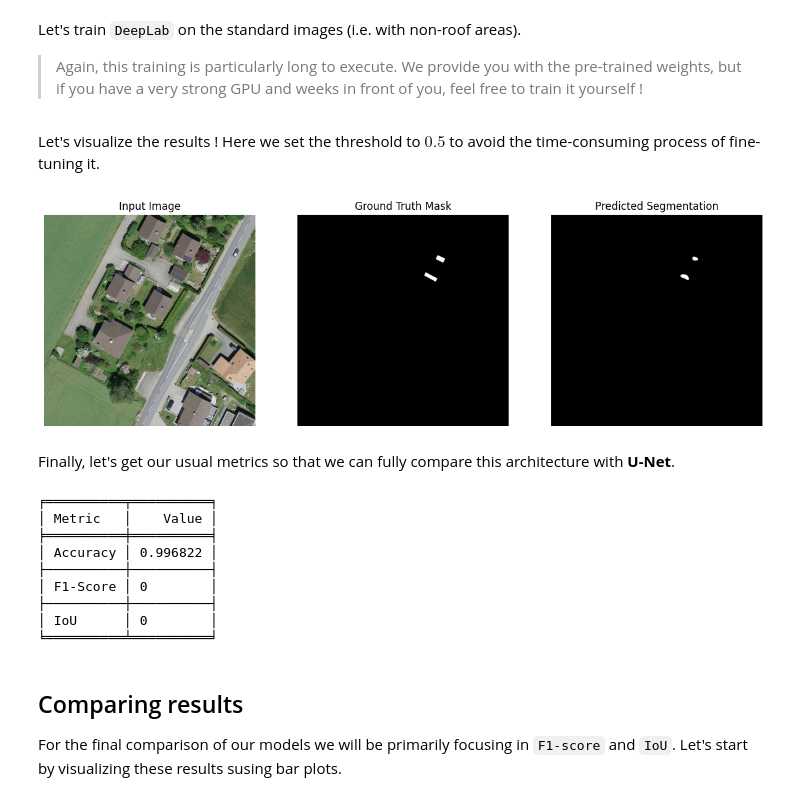
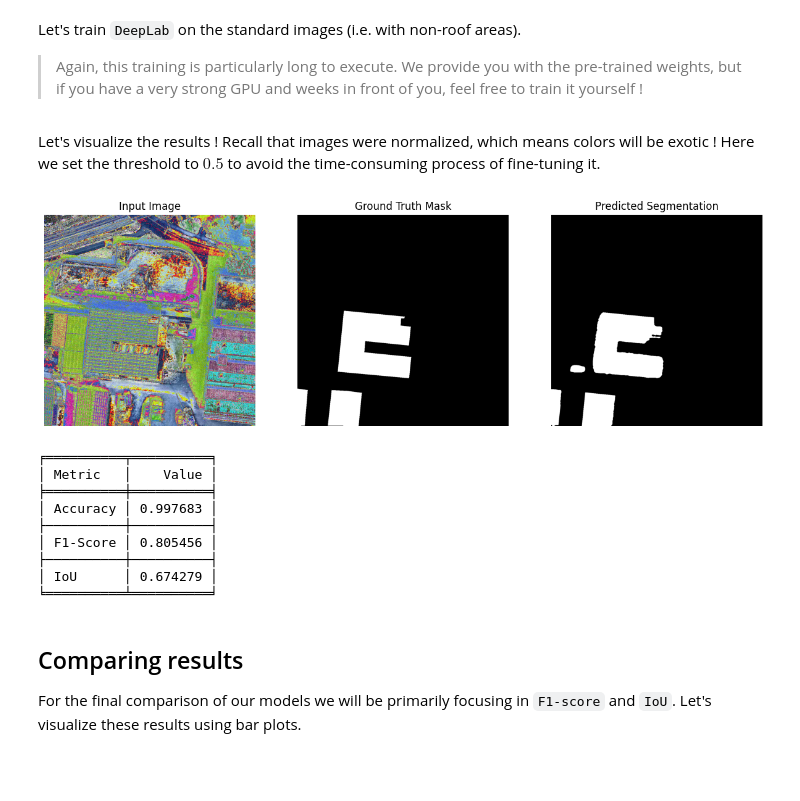
Before and after one commit to jeanprbt/swiss-solar-panel-segmentation, a Jupyter notebook: notebooks/results.ipynb, the cells around one changed output. Drawn from its saved outputs; the diff is of its cells as text; code cells hidden in the pictures; blank space fills up the shorter version.

Commit message:
feat: finished deeplab implementation

```diff
--- a/notebooks/results.ipynb
+++ b/notebooks/results.ipynb
@@ -184,5 +174,5 @@ Now, let's visualize some of the results. We will always use the same image thro
 # %%
-test_idx = 0
+test_idx = 35
 # %%
 real_image, ground_truth, prediction = predict(
     model=step_1_model,
@@ -452,9 +450,7 @@ Before loading the data, we need to **standardize** the images to ensure consist
 deeplab_transform = A.Compose(
     [
         A.Normalize(
-            mean=[0.0, 0.0, 0.0],
-            std=[1.0, 1.0, 1.0],
-            max_pixel_value=255.0,
+            max_pixel_value=1.0,
         ),
         ToTensorV2(),
     ],
@@ -463,7 +459,7 @@ deeplab_train_loader, deeplab_val_loader, deeplab_test_loader = get_loaders(
     image_names=image_names,
     images_dir=images_dir,
     labels_dir=labels_dir,
-    batch_size=2,
+    batch_size=batch_size,
     train_transform=deeplab_transform,
     val_test_transform=deeplab_transform,
 )
@@ -489,32 +484,32 @@ else:
 #     epochs=epochs,
 # )
 # %% [markdown]
-Let's visualize the results ! Here we set the threshold to $0.5$ to avoid the time-consuming process of fine-tuning it.
+Let's visualize the results ! Recall that images were normalized, which means colors will be exotic ! Here we set the threshold to $0.5$ to avoid the time-consuming process of fine-tuning it.
-# %%
-test_idx=7
 # %%
 step_4_threshold = 0.5
 real_image, ground_truth, prediction = predict(
     model=step_4_model,
-    test_loader=images_test_loader,
+    test_loader=deeplab_test_loader,
     idx=test_idx,
     threshold=step_4_threshold,
     device=device,
-    deeplab=True
+    deeplab=True,
+    post_process=True,
+    roof_masks_dir=roof_masks_dir
 )
 plot_prediction(real_image, ground_truth, prediction)
 # %% [output]
-[figure, old version]
+[figure, new version]
-# %% [markdown]
-Finally, let's get our usual metrics so that we can fully compare this architecture with **U-Net**.
 # %%
 step_4_accuracy, step_4_f1, step_4_iou = (
     evaluate(
         model=step_4_model,
-        test_loader=images_test_loader,
+        test_loader=deeplab_test_loader,
         threshold=step_4_threshold,
         device=device,
-        deeplab=True
+        deeplab=True,
+        post_process=True,
+        roof_masks_dir=roof_masks_dir
     )
 )
 table_data = [["Accuracy", step_4_accuracy],
@@ -525,16 +520,16 @@ print(tabulate(table_data, headers=["Metric", "Value"], tablefmt="fancy_grid"))
 ╒══════════╤══════════╕
 │ Metric   │    Value │
 ╞══════════╪══════════╡
-│ Accuracy │ 0.996822 │
+│ Accuracy │ 0.997683 │
 ├──────────┼──────────┤
-│ F1-Score │ 0        │
+│ F1-Score │ 0.805456 │
 ├──────────┼──────────┤
-│ IoU      │ 0        │
+│ IoU      │ 0.674279 │
 ╘══════════╧══════════╛
 # %% [markdown]
 ## Comparing results
 
-For the final comparison of  our models we will be primarily focusing in `F1-score` and `IoU`. Let's start by visualizing these results susing bar plots.
+For the final comparison of  our models we will be primarily focusing in `F1-score` and `IoU`. Let's visualize these results using bar plots.
 # %%
 models = ['U-Net standard', 'U-Net roof-only', 'U-Net augmented roof-only', 'Deeplabv3Plus']
 ious = [step_1_iou, step_2_iou, step_3_iou, step_4_iou]
```
Also changed, not shown: parts of 20 cells of this notebook, 4 other files.
